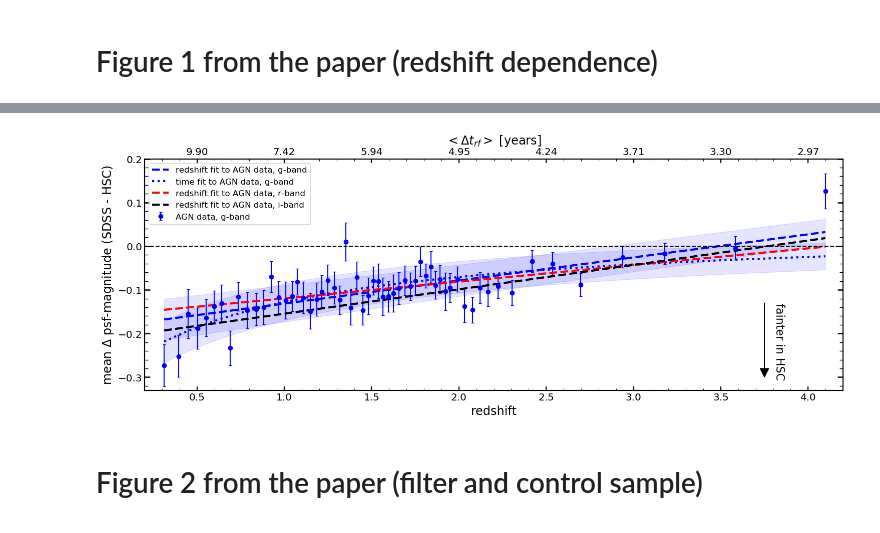
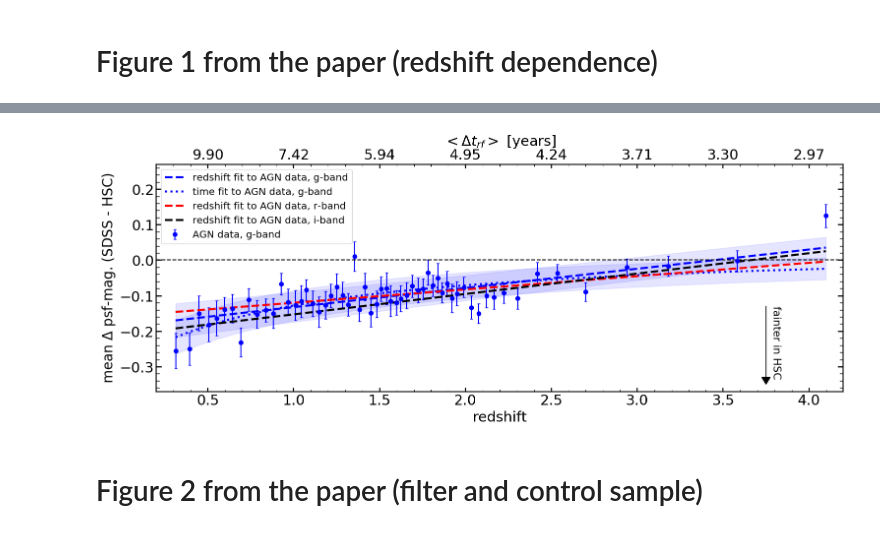
Before and after one commit to nevencaplar/AGN-Going-Down, a Jupyter notebook: NonStationarity.ipynb, the cells around one changed output, grey strips where cells are left out. Cells and saved outputs as stored; diff of their text form; code cells hidden in the pictures.

```diff
--- a/NonStationarity.ipynb
+++ b/NonStationarity.ipynb
@@ -42,7 +42,13 @@ display(HTML("<style>.container { width:100% !important; }</style>"))
 import matplotlib
 import matplotlib.pyplot as plt
 from matplotlib.colors import LogNorm
-matplotlib.rcParams.update({'font.size': 16})
+matplotlib.rcParams.update({'font.size': 20})
+matplotlib.rcParams.update({'axes.labelsize': 'large'})
+matplotlib.rcParams.update({'xtick.labelsize': 'large'})
+matplotlib.rcParams.update({'ytick.labelsize': 'large'})
+matplotlib.rcParams.update({'legend.fontsize': 'large'})
+matplotlib.rcParams.update({'errorbar.capsize': 3})
+
 %config InlineBackend.rc = {}
 %matplotlib inline
 %config IPython.matplotlib.backend = "retina"
@@ -1137,38 +1143,38 @@ ax1.fill_between(res_redshift_array_r[0], p20_array_r[0][2],p20_array_r[0][1], c
 #ax1.fill_between(res_redshift_array_r[0], p20_array_r_time[0][2],p20_array_r_time[0][1], color='red', alpha='0.0')
 
 # i-band fit
 ## redshift fit
 ax1.plot(res_redshift_array_i[0],p20_array_i[0][0],ls='--',color='black',lw=3,label='redshift fit to AGN data, i-band')
 ax1.fill_between(res_redshift_array_i[0], p20_array_i[0][2],p20_array_i[0][1], color='black', alpha='0.0')
 
 ## time fit
 #ax1.plot(res_redshift_array_i[0],p20_array_i_time[0][0],ls=':',color='black',lw=3,label='time fit to QSO data, i-band')
 #ax1.fill_between(res_redshift_array_i[0], p20_array_i_time[0][2],p20_array_i_time[0][1], color='black', alpha='0.0')
 
 
-ax1.arrow(3.75,-0.13,-0.,-0.15,head_length=0.02,head_width=0.05,color='black')
-ax1.text(3.8,-0.15,'fainter in HSC',rotation=270,size=16)
+ax1.arrow(3.75,-0.13,-0.,-0.2,head_length=0.02,head_width=0.05,color='black')
+ax1.text(3.78,-0.15,'fainter in HSC',rotation=270,size=15.5)
 
 ax2Xs = ax1.get_xticks()
 ax2.set_xticks(ax2Xs)
 ax2.set_xticklabels(['',"%.2f" % round(14.85/(1+0.5),2) ,"%.2f" % round(14.85/(1+1),2),"%.2f" % round(14.85/(1+1.5),2),\
                      "%.2f" % round(14.85/(1+2),2),"%.2f" % round(14.85/(1+2.5),2),"%.2f" % round(14.85/(1+3),2),\
                      "%.2f" % round(14.85/(1+3.5),2),"%.2f" % round(14.85/(1+4),2)])
 ax2.set_xlim(0.2,4.2)
 ax2.set_xlabel('$<\Delta t_{rf}>$ [years]')
 
 
-ax1.set_ylabel('mean $\Delta$ psf-magnitude (SDSS - HSC)')
+ax1.set_ylabel('mean $\Delta$ psf-mag. (SDSS - HSC)',fontsize=20)
 ax1.set_xlabel('redshift')
-ax1.set_ylim(-0.33,0.2)
+ax1.set_ylim(-0.37,0.27)
 ax1.set_xlim(0.2,4.2)
 ax1.axhline(0,color='black',ls='--')
 ax1.legend()
 
 plt.savefig(FIGURES_PDF_DIRECTORY + 'Figure1_redshift_effect.pdf', bbox_inches='tight')
 plt.savefig(FIGURES_PNG_DIRECTORY + 'Figure1_redshift_effect.png', bbox_inches='tight')
 # %% [output]
-[figure, old version]
+[figure, new version]
 # %% [markdown]
 # Figure 2 from the paper (filter and control sample)
 # %%
```
Also changed, not shown: parts of 9 cells of this notebook, 14 other files.
